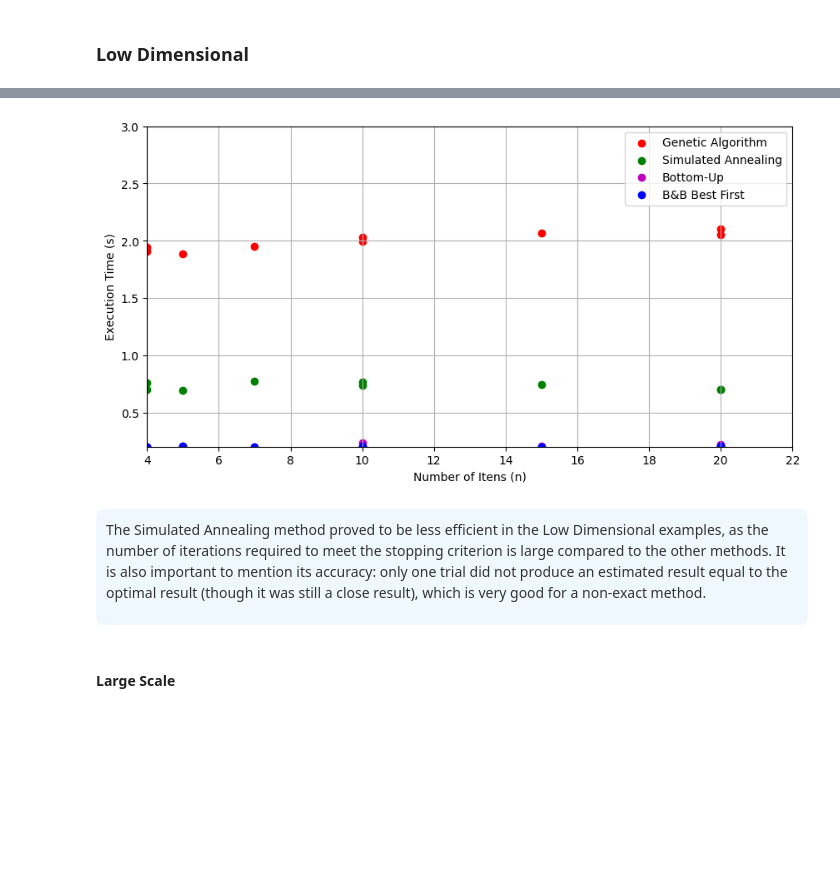
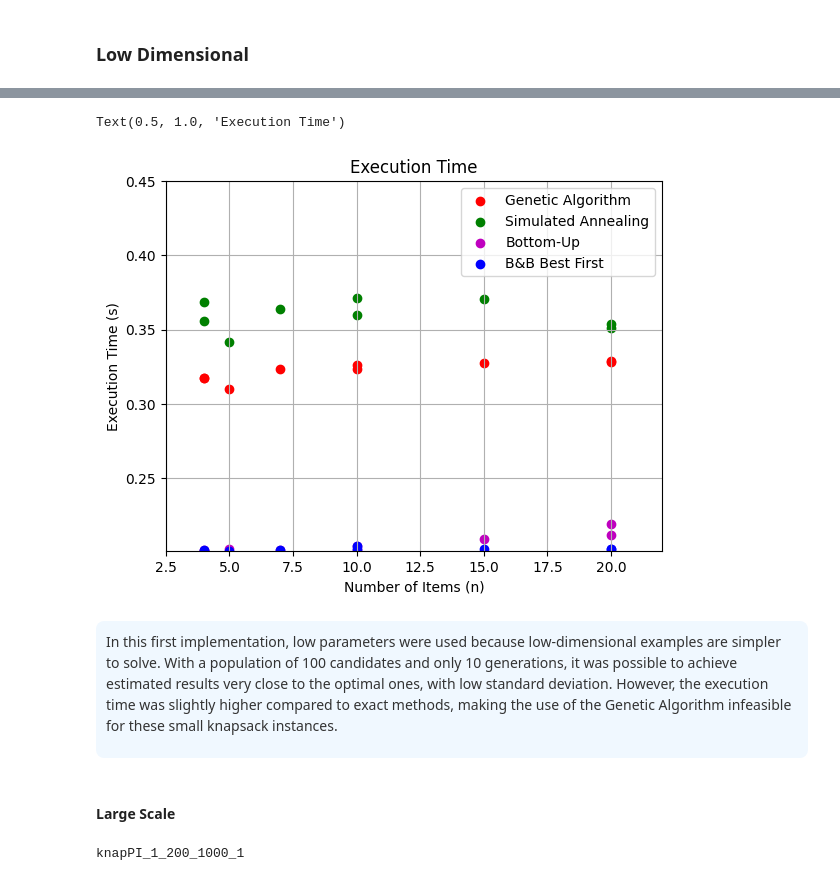
Before and after one commit to RodrigoFernandes-DA/TPs_Univ, a Jupyter notebook: Recherche Operationelle/TP6 - Algorithmes génétiques.ipynb, the cells around one changed output, grey strips where cells are left out. Drawn from its saved outputs; the diff is of its cells as text; code cells hidden in the pictures; blank space fills up the shorter version.

```diff
--- a/Recherche Operationelle/TP6 - Algorithmes génétiques.ipynb
+++ b/Recherche Operationelle/TP6 - Algorithmes génétiques.ipynb
@@ -145,7 +145,7 @@ def get_neighbor(selected, weights, values, wmax):
     return neighbor, new_value, new_weight
 
 
-def simulated_annealing_knapsack(values, weights, wmax, T0=100, coeff=0.99, iter_step=100, stop_threshold=0.001):
+def simulated_annealing_knapsack(values, weights, wmax, T0=100, coeff=0.90, iter_step=100, stop_threshold=0.001):
     current_solution, current_value, current_weight = initial_solution(weights, values, wmax)
     best_solution = current_solution.copy()
     best_value = current_value
@@ -178,7 +244,7 @@ def simulated_annealing_knapsack(values, weights, wmax, T0=100, coeff=0.99, iter
 ## Exercice 1 – Algorithme Génétique pour le problème du sac à dos 0/1
 On vous demande dans cet exercice de programmer un algorithme génétique pour résoudre le problème du sac à dos 0/1. Vous testerez votre algorithme sur les données fournies lors des séances précédentes. Vous comparerez statistiquement (donc en faisant de multiples run de votre algorithme, ce qui est indispensable quand l’aléatoire intervient) les résultats de votre algorithme avec ceux obtenus par les méthodes concurrentes. Vous pourrez également analyser l’impact des différents paramètres de l’algorithme.
 # %%
-def knapsack_genetic(values, weights, W, pop_size=100, generations=500, mutation_rate=0.05, tournament_size=5):
+def knapsack_genetic(values, weights, W, pop_size=100, generations=10, mutation_rate=0.05, tournament_size=5):
     num_items = len(values)
 
     def fitness(individual):
@@ -206,15 +272,8 @@ def knapsack_genetic(values, weights, W, pop_size=100, generations=500, mutation
                 individual[i] = 1 - individual[i]
         return individual
 
-    def generate_valid_solution():
-        """Gera uma solução inicial válida."""
-        while True:
-            candidate = np.random.randint(2, size=num_items)
-            if np.dot(candidate, weights) <= W:
-                return candidate
-
-    # Inicializa a população com soluções válidas
-    population = np.array([generate_valid_solution() for _ in range(pop_size)])
+    # Inicializa a população
+    population = np.array([np.random.randint(2, size=num_items) for _ in range(pop_size)])
 
     # Evolução
     for _ in range(generations):
@@ -474,0 +346,2 @@ B&B Best First - Time: 0.2016s | Memory: 0.0000 MB
+# %%
+n_values, method_times, method_memory = compare_knapsack_methods(methods, datasets, "Low")
@@ -475,24 +399,48 @@ B&B Best First - Time: 0.2016s | Memory: 0.0000 MB
 # %%
-plt.figure(figsize=(10, 5))
-colors = ['r', 'g', 'm', 'b']
-
-for (method_name, method_times), color in zip(times.items(), colors):
-    plt.scatter(n_values, method_times, marker='o', linestyle='-', color=color, label=method_name)
-
-plt.xlim([min(n_values), 22.0])
-plt.ylim([min(method_times), 3])
-plt.xlabel("Number of Itens (n)")
+for (method_name, times), color in zip(method_times.items(), colors):
+    time_m = np.array(times)  # Garantir que os tamanhos correspondam
+    plt.scatter(n_values, time_m, marker='o', linestyle='-', color=color, label=method_name)
+plt.xlim([2.5, 22.0])
+plt.ylim([min(time_m), 0.45])
+plt.xlabel("Number of Items (n)")
 plt.ylabel("Execution Time (s)")
 plt.legend()
 plt.grid(True)
-plt.show()
+plt.title("Execution Time")
 # %% [output]
+Text(0.5, 1.0, 'Execution Time')
-[figure, old version]
+[figure, new version]
-# %% [markdown]
-<div style="background-color:#f0f8ff; color:#333333; padding:10px; border-radius:8px; font-family:Arial, sans-serif; line-height:1.6;">
-  <p>
-    The Simulated Annealing method proved to be less efficient in the Low Dimensional examples, as the number of iterations required to meet the stopping criterion is large compared to the other methods. It is also important to mention its accuracy: only one trial did not produce an estimated result equal to the optimal result (though it was still a close result), which is very good for a non-exact method.
-  </p>
-</div>
+# %% [markdown]
+<div style="background-color:#f0f8ff; color:#333333; padding:10px; border-radius:8px; font-family:Arial, sans-serif; line-height:1.6;">
+  <p>
+    In this first implementation, low parameters were used because low-dimensional examples are simpler to solve. With a population of 100 candidates and only 10 generations, it was possible to achieve estimated results very close to the optimal ones, with low standard deviation. However, the execution time was slightly higher compared to exact methods, making the use of the Genetic Algorithm infeasible for these small knapsack instances.
+  </p>
+</div>
 # %% [markdown]
 #### Large Scale
+# %%
+datasets = []
+N_values = []
+W_values = []
+listing = os.listdir("./instances_01_KP/large_scale/")
+my_array=np.zeros(shape=(0,5))
+for infile in listing:
+    print(infile)
+    path = os.path.join("./instances_01_KP/large_scale/", infile)
+    # path = os.path.join("./instances_01_KP/large_scale/knapPI_1_200_1000_1")
+
+    parts = infile.split("_")
+    N = int(parts[2])
+    W = int(parts[3])
+
+    N_values.append(N)
+    W_values.append(W)
+
+    with open(path, "r") as f:
+        lines = f.readlines()[:-1]
+
+    data = np.loadtxt(lines)
+    datasets.append(data)
+    break
+# %% [output]
+knapPI_1_200_1000_1
```
Also changed, not shown: parts of 18 cells of this notebook, 1 other file.
